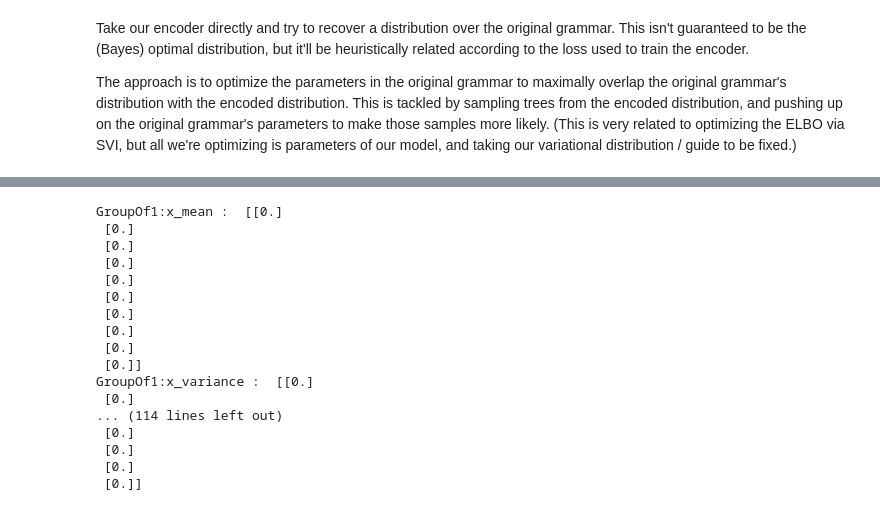
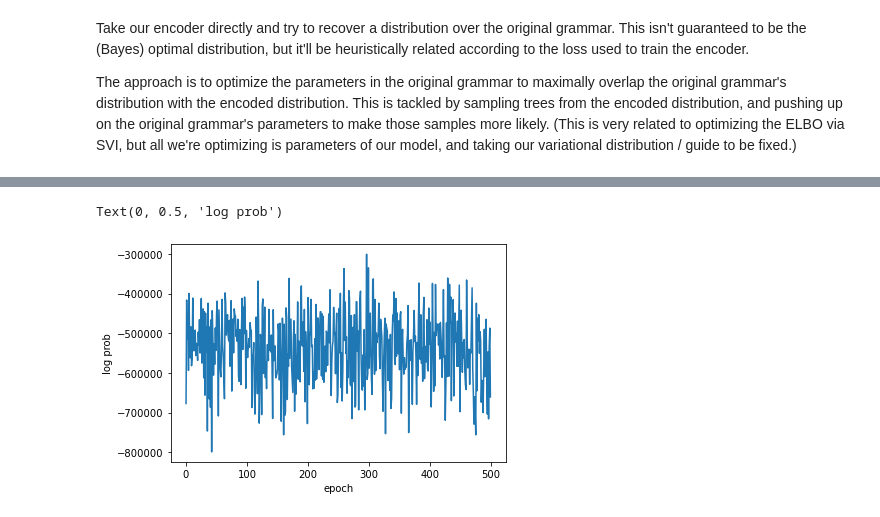
Before and after one commit to gizatt/spatial_scene_grammars, a Jupyter notebook: spatial_scene_grammars_examples/planar_box_stacks/grammar_fitting_with_grammar_encoder.ipynb, the cells around one changed output, grey strips where cells are left out. Drawn from its saved outputs; the diff is of its cells as text; code cells hidden in the pictures.

```diff
--- a/spatial_scene_grammars_examples/planar_box_stacks/grammar_fitting_with_grammar_encoder.ipynb
+++ b/spatial_scene_grammars_examples/planar_box_stacks/grammar_fitting_with_grammar_encoder.ipynb
@@ -237,25 +227,13 @@ for key in final_params.keys():
         axis=0
     )
     param_historys[key] = history.numpy()
-    print(key, ": ", history.numpy())
-# %% [output]
-GroupOf1:x_mean :  [[0.]
- [0.]
- [0.]
- [0.]
- [0.]
- [0.]
- [0.]
- [0.]
- [0.]
- [0.]]
-GroupOf1:x_variance :  [[0.]
- [0.]
-... (114 lines left out)
- [0.]
- [0.]
- [0.]
- [0.]]
+# %%
+plt.plot(total_objective_history)
+plt.xlabel("epoch")
+plt.ylabel("log prob")
+# %% [output]
+Text(0, 0.5, 'log prob')
+[figure, added]
 # %%
 num_keys = len(param_historys.keys())
 width = 4
```
Also changed, not shown: parts of 7 cells of this notebook, 4 other files.
